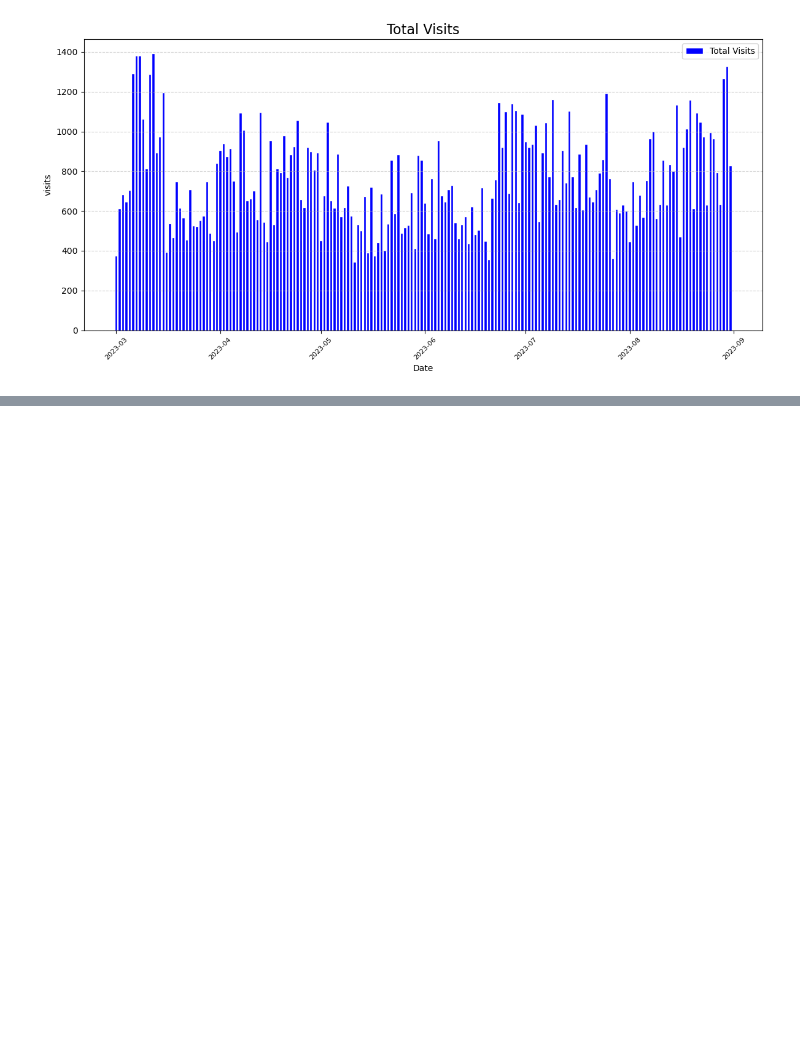
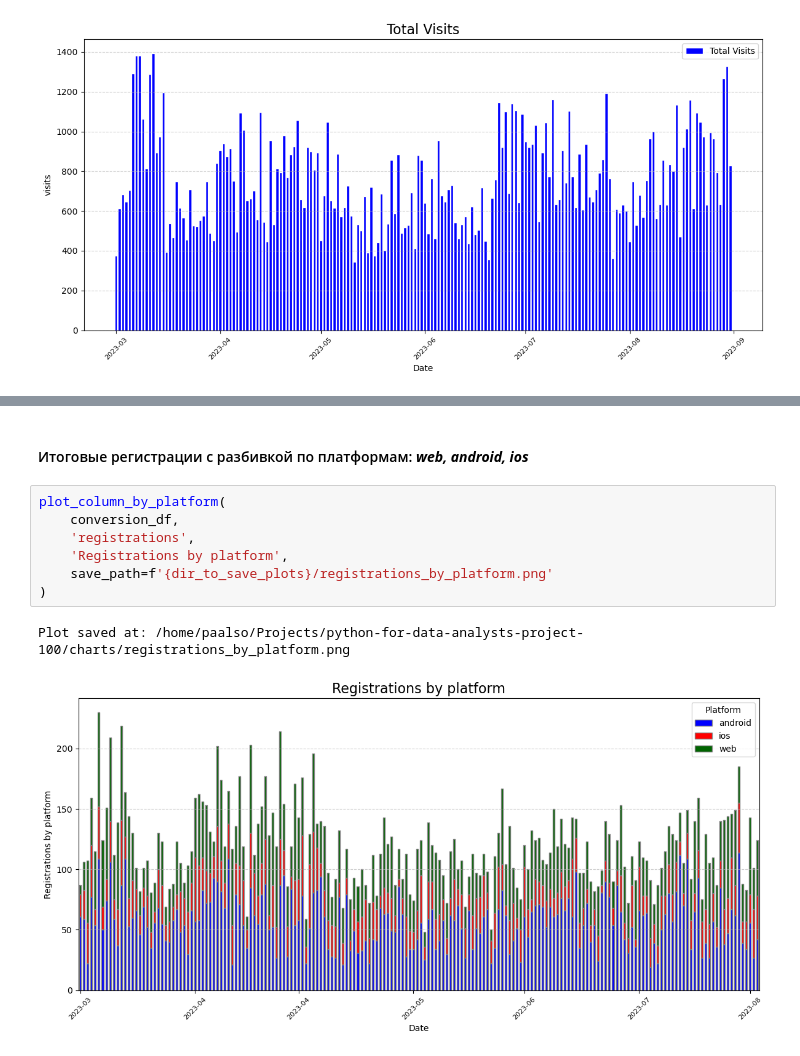
Before and after one commit to paalso/python-for-data-analysts-project-100, a Jupyter notebook: charts_project.ipynb, the cells around one changed output, grey strips where cells are left out. Cells and saved outputs as stored; diff of their text form; blank space fills up the shorter version.

```diff
--- a/charts_project.ipynb
+++ b/charts_project.ipynb
@@ -563,0 +578,12 @@ Plot saved at: /home/paalso/Projects/python-for-data-analysts-project-100/charts
+# %% [markdown]
+#### Итоговые регистрации с разбивкой по платформам: ***web, android, ios***
+# %%
+plot_column_by_platform(
+    conversion_df,
+    'registrations',
+    'Registrations by platform',
+    save_path=f'{dir_to_save_plots}/registrations_by_platform.png'
+)
+# %% [output]
+Plot saved at: /home/paalso/Projects/python-for-data-analysts-project-100/charts/registrations_by_platform.png
+[figure, added]
```
Also changed, not shown: parts of 4 cells of this notebook, 3 other files.
